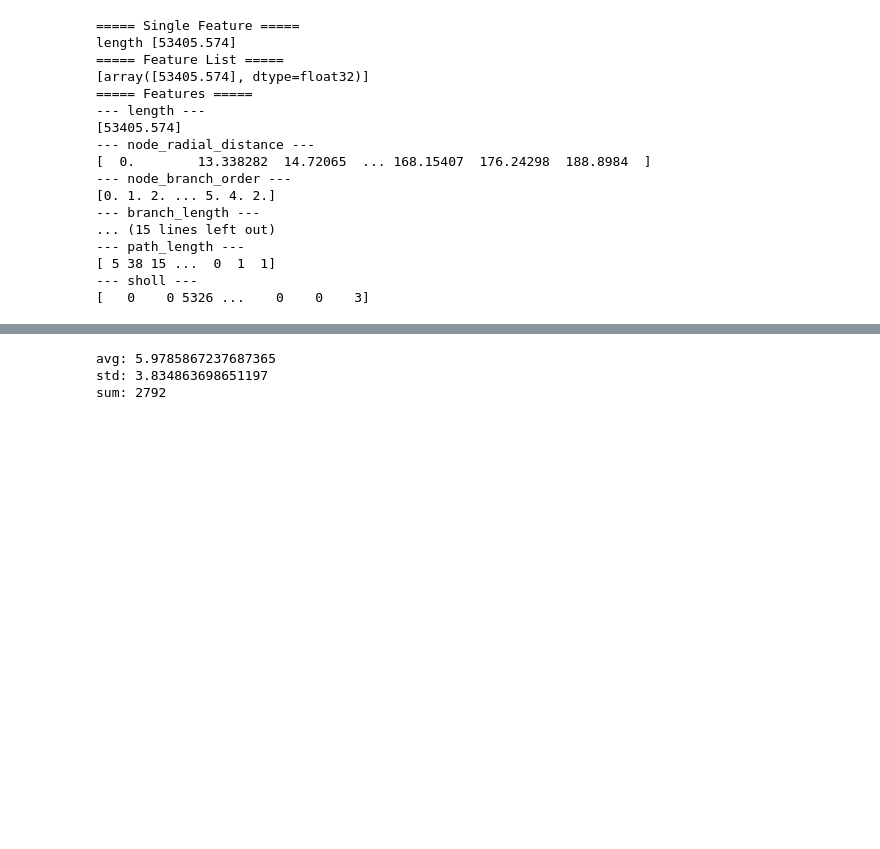
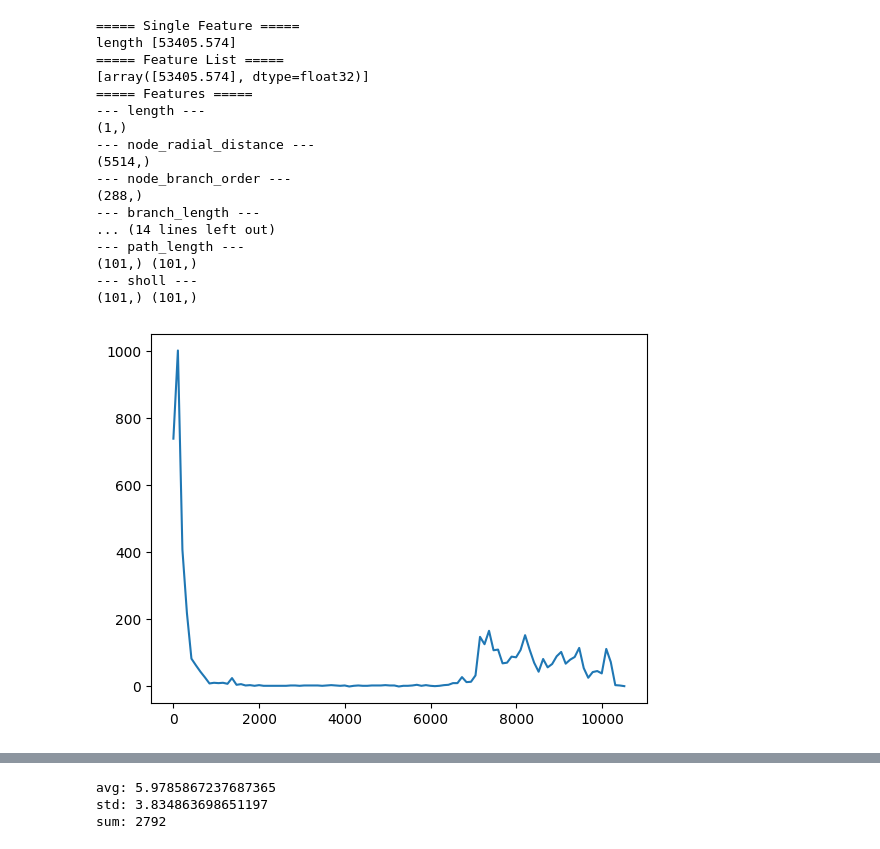
Before and after one commit to yzx9/swcgeom, a Jupyter notebook: examples/Features.ipynb, the cells around one changed output, grey strips where cells are left out. Saved outputs shown, nothing was run; the diff lists cells and outputs as text; code cells hidden in the pictures; blank space fills up the shorter version.

Commit message:
feat(analysis)!: plot feature distribution
BREAKING CHANGE: `get_distribution` returns both `x` and `y`, before
only `y`.

```diff
--- a/examples/Features.ipynb
+++ b/examples/Features.ipynb
@@ -25,53 +27,53 @@ tree3 = swcgeom.Tree.from_swc(swc3, extra_cols=["seg_id","level","mode","timesta
 
 population = swcgeom.Population.from_swc("data/")
 # %%
-from typing import Dict
-from swcgeom.analysis import Feature, FeatureExtractor
-
-features = FeatureExtractor(tree3)
+features = extract_feature(tree3)
+all_features: Dict[Feature, Dict] = {
+    "length": {},
+    "node_radial_distance": {},
+    "node_branch_order": {},
+    "branch_length": {},
+    "path_length": {},
+    "sholl": {},
+}
 
 print("===== Single Feature =====")
 print("length", features.get("length"))
 
 print("===== Feature List =====")
 with numpy_printoptions(threshold=10):
     print(features.get(["length"]))
 
 print("===== Features =====")
-all_features: Dict[Feature, Dict] = {
-    "length": {},
-    "node_radial_distance": {},
-    "node_branch_order": {},
-    "branch_length": {},
-    "path_length": {},
-    "sholl": {},
-}
 with numpy_printoptions(threshold=10):
     for k, v in features.get(all_features).items():
         print(f"--- {k} ---")
-        print(v)
+        print(v.shape)
 
 print("===== Features Distribution =====")
-with numpy_printoptions(threshold=10):
-    for k, v in features.get_distribution(all_features).items():
+with numpy_printoptions(threshold=5):
+    for k, (x, y) in features.get_distribution(all_features).items():
         print(f"--- {k} ---")
-        print(v)
+        print(x.shape, y.shape)
+
+_ = features.plot_distribution("node_radial_distance")
 # %% [output]
 ===== Single Feature =====
 length [53405.574]
 ===== Feature List =====
 [array([53405.574], dtype=float32)]
 ===== Features =====
 --- length ---
-[53405.574]
+(1,)
 --- node_radial_distance ---
-[  0.        13.338282  14.72065  ... 168.15407  176.24298  188.8984  ]
+(5514,)
 --- node_branch_order ---
-[0. 1. 2. ... 5. 4. 2.]
+(288,)
 --- branch_length ---
-... (15 lines left out)
+... (14 lines left out)
 --- path_length ---
-[ 5 38 15 ...  0  1  1]
+(101,) (101,)
 --- sholl ---
-[   0    0 5326 ...    0    0    3]
+(101,) (101,)
+[figure, added]
 # %%
```
Also changed, not shown: parts of 4 cells of this notebook, 4 other files.
